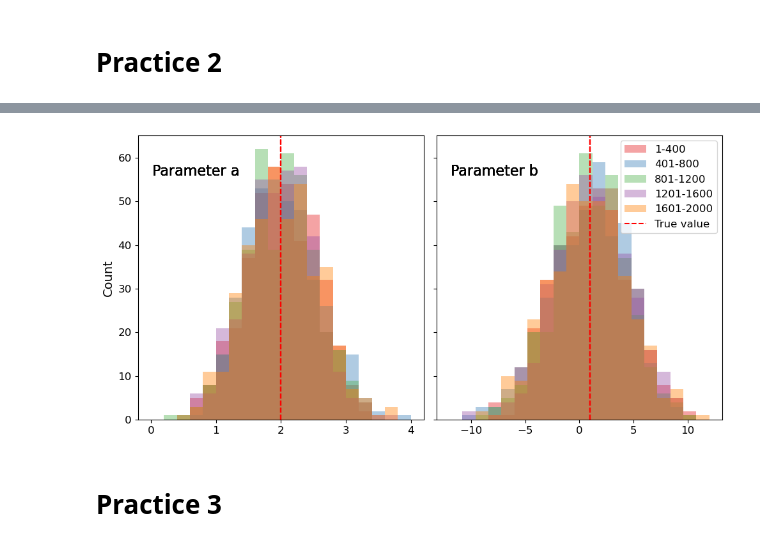
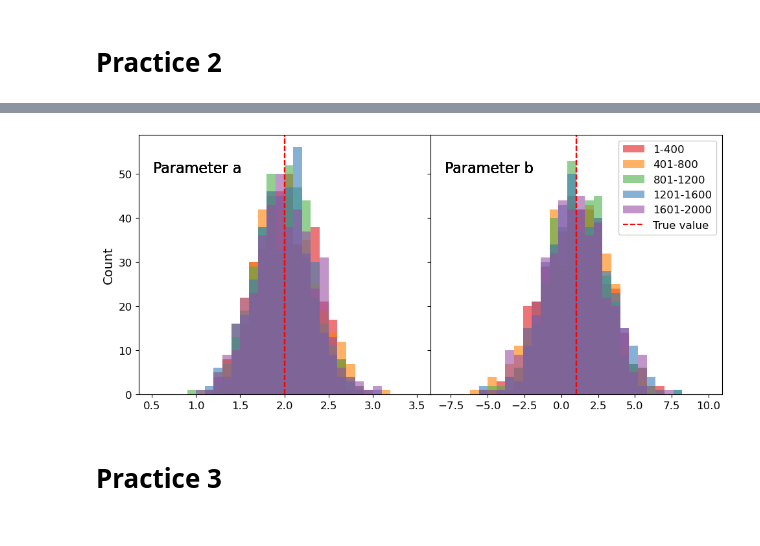
Before and after one commit to hyp0515/exp_phy_ii, a Jupyter notebook: may6/practice_1.ipynb, the cells around one changed output, grey strips where cells are left out. Saved outputs shown, nothing was run; the diff lists cells and outputs as text; code cells hidden in the pictures.

```diff
--- a/may6/practice_1.ipynb
+++ b/may6/practice_1.ipynb
@@ -13,7 +13,7 @@ np.random.seed(42)
 true_a = 2.0
 true_b = 1.0
 #題目要求
-sigma0 = 5.0
+sigma0 = 3.0
 x = np.linspace(1, 10, 10)
 num_sets = 2000
 # %%
@@ -201,20 +214,18 @@ plt.show()
 # %% [markdown]
 # Practice 2
 # %%
-#假設chi2_values和fit_results是前面已算好的list
-chi2_values = np.array(chi2_values)
-fit_results = np.array(fit_results)
-
 #根據chi square值排序，取得排序後的索引
 sorted_indices = np.argsort(chi2_values)
 
 #將排序後的擬合參數依區段分成五區（每區400組）
 num_per_group = 400
+chisq_groups = []
 a_groups = []
 b_groups = []
 
 for i in range(5):
     #取出這一區的index
-    idx = sorted_indices[i * num_per_group : (i + 1) * num_per_group]
-    a_groups.append(fit_results[idx, 0])  #取出a值
-    b_groups.append(fit_results[idx, 1])  #取出b值
+    idx = sorted_indices[i*num_per_group : (i+1)*num_per_group]
+    chisq_groups.append(chi2_values[idx])  #取出chi square值
+    a_groups.append(a_list[idx])  #取出a值
+    b_groups.append(b_list[idx])  #取出b值
@@ -245,40 +288,41 @@ plt.show()
 # %%
 #畫出每一區的a和b直方圖
 fig, axs = plt.subplots(1, 2, figsize=(10, 5), sharey=True)
 plt.subplots_adjust(left=0.05, right=0.95, top=0.9, bottom=0.1, hspace=0, wspace=0)
 
 legends = ['1-400', '401-800', '801-1200', '1201-1600', '1601-2000']
 
-colors = ['#e41a1c',  # Red
+colors = [  '#e41a1c',  # Red
+            '#ff7f00', # Orange
+            '#4daf4a',  # Green
             '#377eb8',  # Blue
-            '#4daf4a',  # Green
             '#984ea3',  # Purple
-            '#ff7f00']  # Orange
+            ]
 
 for i in range(5):
-    axs[0].hist(a_groups[i], bins=20, alpha=0.4, color=colors[i], label=legends[i], range=(0, 4))
-    axs[0].text(0.05, 0.9, "Parameter a", transform=axs[0].transAxes, fontsize=16, verticalalignment='top', horizontalalignment='left')
+    axs[0].hist(a_groups[i], bins=30, alpha=0.6, color=colors[i], label=legends[i], range=(0.5, 3.5),
+                histtype='stepfilled')
+    axs[0].text(0.05, 0.9, "Parameter a", transform=axs[0].transAxes, fontsize=16,
+                verticalalignment='top', horizontalalignment='left')
     axs[0].axvline(true_a, color='r', linestyle='--', label='__no_legend__')
     # axs[0].set_title(f'Group {i+1} (a)')
     # axs[0].set_xlabel('a', fontsize=14)
     axs[0].set_ylabel('Count', fontsize=14)
     axs[0].tick_params(labelsize=12)
 
 
-    axs[1].hist(b_groups[i], bins=20, alpha=0.4, color=colors[i], label=legends[i], range=(-12, 12))
-    axs[1].text(0.05, 0.9, "Parameter b", transform=axs[1].transAxes, fontsize=16, verticalalignment='top', horizontalalignment='left')
+    axs[1].hist(b_groups[i], bins=30, alpha=0.6, color=colors[i], label=legends[i],
+                range=(-8, 10), histtype="stepfilled", stacked=True)
+    axs[1].text(0.05, 0.9, "Parameter b", transform=axs[1].transAxes, fontsize=16,
+                verticalalignment='top', horizontalalignment='left')
     axs[1].axvline(true_b, color='r', linestyle='--', label='True value' if i == 4 else '__no_legend__')
     axs[1].tick_params(labelsize=12)
-    # axs[1].set_title(f'Group {i+1} (b)')
-    # axs[1].set_xlabel('b', fontsize=14)
-    # axs[1].set_ylabel('Count')
 
-
-plt.tight_layout()
-plt.legend(loc='upper right', fontsize=12)
+# plt.tight_layout()
+plt.legend(loc='upper right', fontsize=12, framealpha=1)
 plt.savefig("output2_1_combine.pdf", transparent=True)
 plt.show()
 # %% [output]
-[figure, old version]
+[figure, new version]
 # %% [markdown]
 # Practice 3
```
Also changed, not shown: parts of 18 cells of this notebook, 13 other files.
